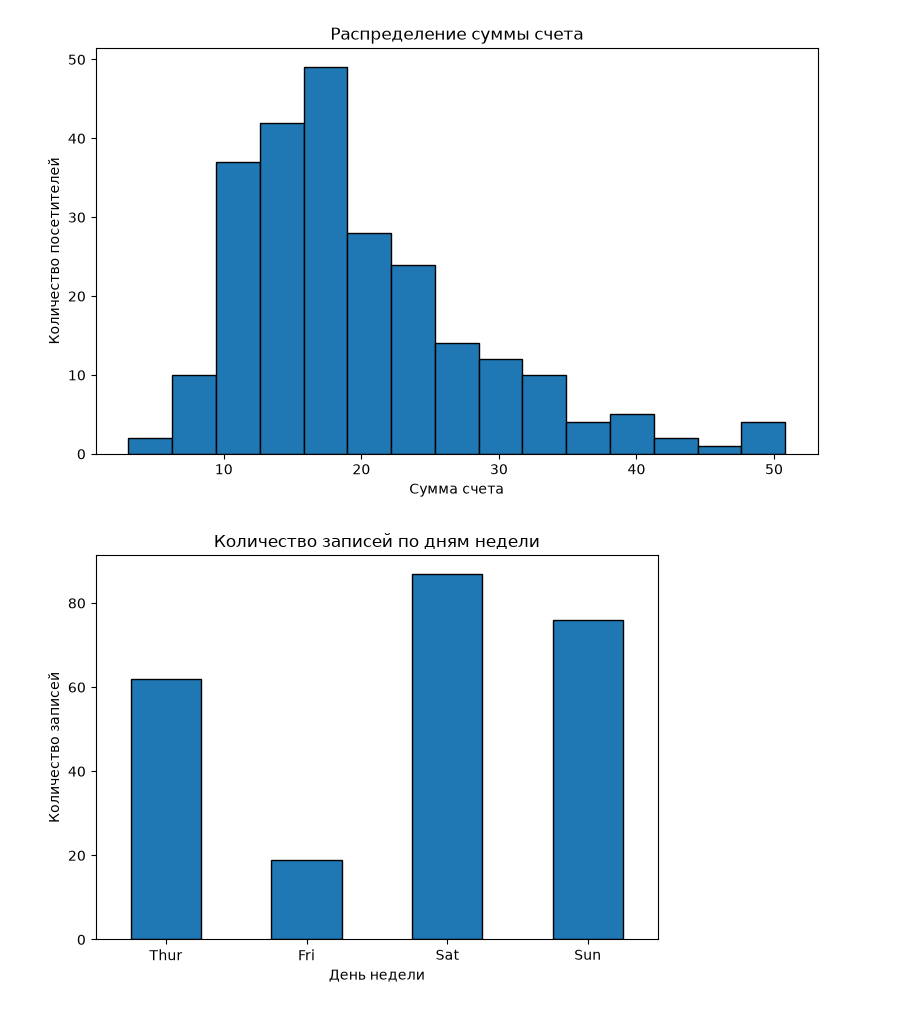
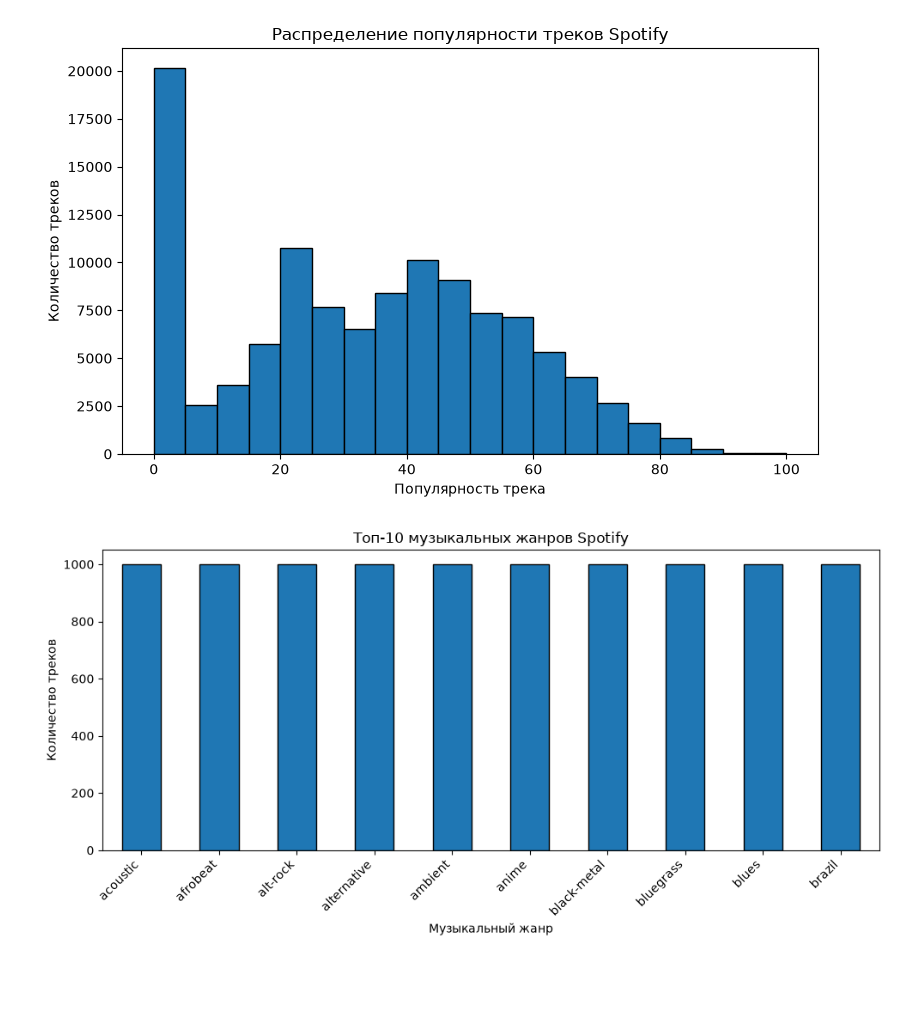
Before and after one commit to AidarKlon088/ML-Practicals7, a Jupyter notebook: PR1/notebook.ipynb, the cells around one changed output. Saved outputs shown, nothing was run; the diff lists cells and outputs as text; code cells hidden in the pictures; blank space fills up the shorter version.

```diff
--- a/PR1/notebook.ipynb
+++ b/PR1/notebook.ipynb
@@ -63,26 +78,31 @@ dtype: int64
 # %%
 plt.figure(figsize=(8, 5))
-plt.hist(df["total_bill"], bins=15, edgecolor="black")
-plt.title("Распределение суммы счета")
-plt.xlabel("Сумма счета")
-plt.ylabel("Количество посетителей")
+
+plt.hist(df["popularity"], bins=20, edgecolor="black")
+
+plt.title("Распределение популярности треков Spotify")
+plt.xlabel("Популярность трека")
+plt.ylabel("Количество треков")
+
 plt.tight_layout()
 plt.show()
 # %% [output]
-[figure, old version]
+[figure, new version]
 # %%
-df["day"].value_counts().reindex(
-    ["Thur", "Fri", "Sat", "Sun"]
-).plot(kind="bar", edgecolor="black")
+df["track_genre"].value_counts().head(10).plot(
+    kind="bar",
+    edgecolor="black",
+    figsize=(10, 5)
+)
 
-plt.title("Количество записей по дням недели")
-plt.xlabel("День недели")
-plt.ylabel("Количество записей")
-plt.xticks(rotation=0)
+plt.title("Топ-10 музыкальных жанров Spotify")
+plt.xlabel("Музыкальный жанр")
+plt.ylabel("Количество треков")
+plt.xticks(rotation=45, ha="right")
 plt.tight_layout()
 plt.show()
 # %% [output]
-[figure, old version]
+[figure, new version]
 # %% [markdown]
 ## Ответы на вопросы
 
```
Also changed, not shown: parts of 8 cells of this notebook, 12 other files.
